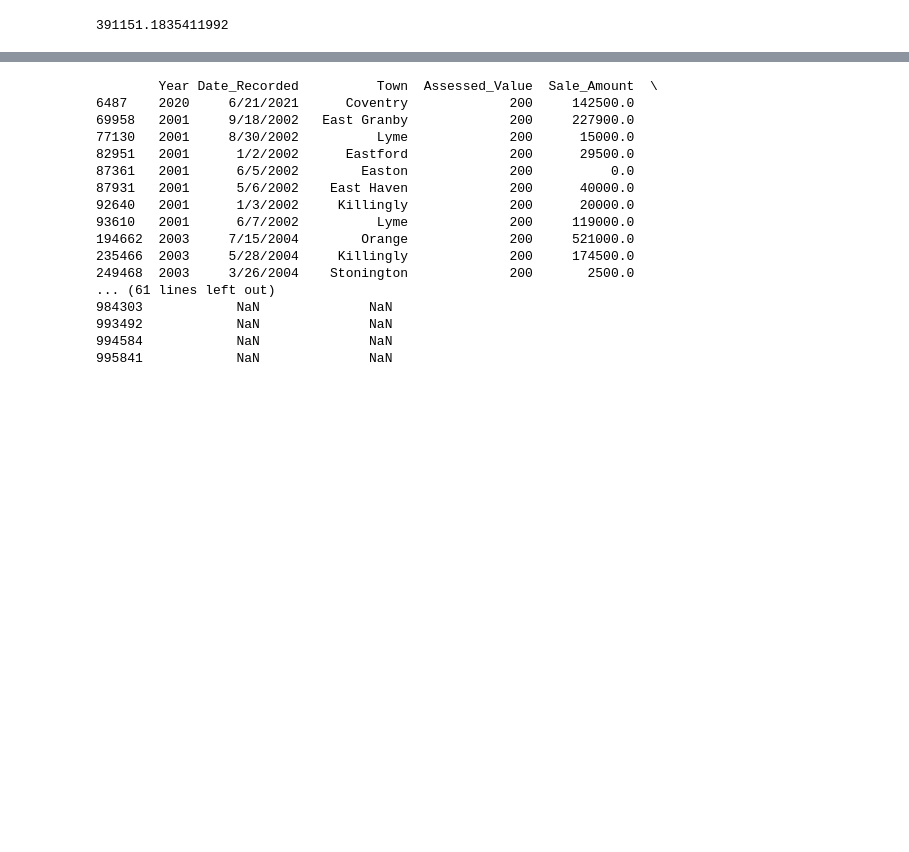
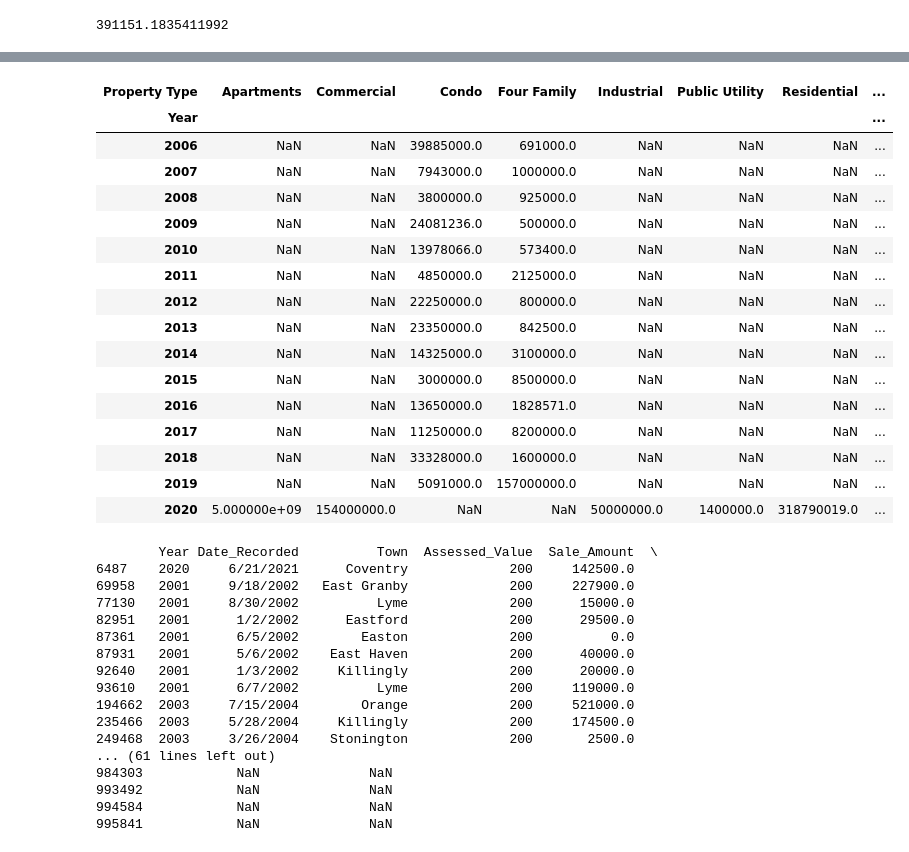
Before and after one commit to buzzpoint1/Final_project, a Jupyter notebook: final_project.ipynb, the cells around one changed output, grey strips where cells are left out. Drawn from its saved outputs; the diff is of its cells as text; code cells hidden in the pictures; blank space fills up the shorter version.

```diff
--- a/final_project.ipynb
+++ b/final_project.ipynb
@@ -306,3 +374,24 @@ re["Sale_Amount"].sum()
+# %%
+#what was the *Max* price per year and per property type
+re.pivot_table(index='Year', columns='Property Type', values='Sale_Amount' ,aggfunc='max')
+# %% [output]
+| Property Type | Apartments | Commercial | Condo | Four Family | Industrial | Public Utility | Residential | ... |
+| Year |  |  |  |  |  |  |  | ... |
+| 2006 | NaN | NaN | 39885000.0 | 691000.0 | NaN | NaN | NaN | ... |
+| 2007 | NaN | NaN | 7943000.0 | 1000000.0 | NaN | NaN | NaN | ... |
+| 2008 | NaN | NaN | 3800000.0 | 925000.0 | NaN | NaN | NaN | ... |
+| 2009 | NaN | NaN | 24081236.0 | 500000.0 | NaN | NaN | NaN | ... |
+| 2010 | NaN | NaN | 13978066.0 | 573400.0 | NaN | NaN | NaN | ... |
+| 2011 | NaN | NaN | 4850000.0 | 2125000.0 | NaN | NaN | NaN | ... |
+| 2012 | NaN | NaN | 22250000.0 | 800000.0 | NaN | NaN | NaN | ... |
+| 2013 | NaN | NaN | 23350000.0 | 842500.0 | NaN | NaN | NaN | ... |
+| 2014 | NaN | NaN | 14325000.0 | 3100000.0 | NaN | NaN | NaN | ... |
+| 2015 | NaN | NaN | 3000000.0 | 8500000.0 | NaN | NaN | NaN | ... |
+| 2016 | NaN | NaN | 13650000.0 | 1828571.0 | NaN | NaN | NaN | ... |
+| 2017 | NaN | NaN | 11250000.0 | 8200000.0 | NaN | NaN | NaN | ... |
+| 2018 | NaN | NaN | 33328000.0 | 1600000.0 | NaN | NaN | NaN | ... |
+| 2019 | NaN | NaN | 5091000.0 | 157000000.0 | NaN | NaN | NaN | ... |
+| 2020 | 5.000000e+09 | 154000000.0 | NaN | NaN | 50000000.0 | 1400000.0 | 318790019.0 | ... |
 # %%
 #working with 2nd dataSet  Real Estate
 re = pd.read_csv('RealEstateSales.csv',low_memory=False)
```
Also changed, not shown: parts of 17 cells of this notebook, 1 other file.
